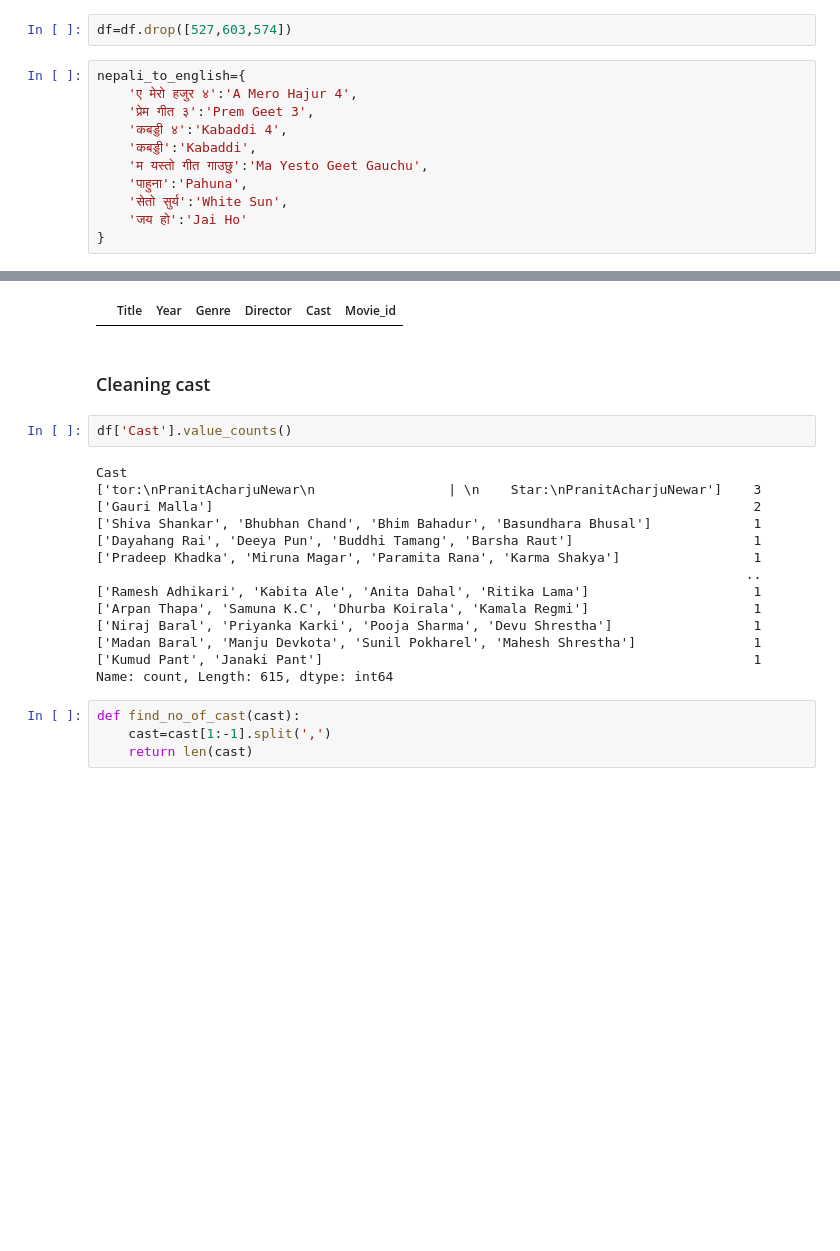
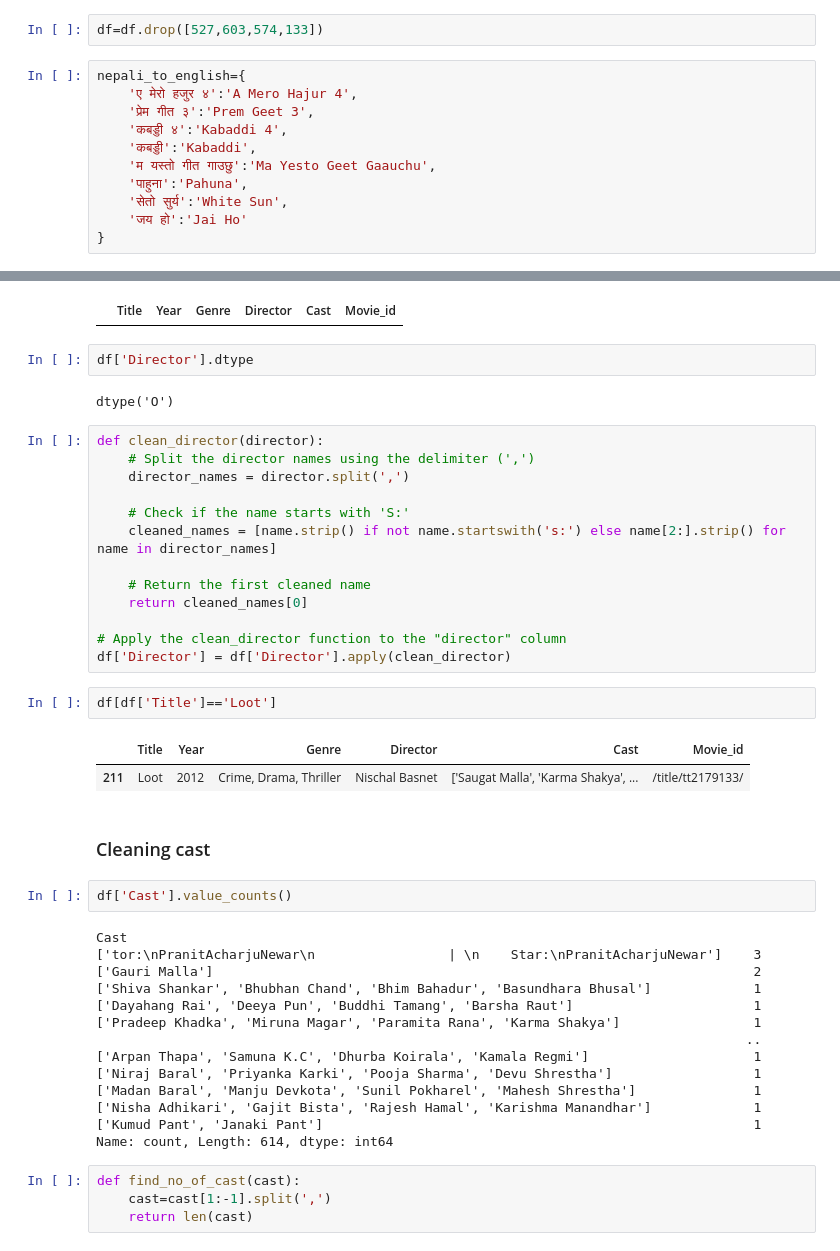
Before and after one commit to Suneel5/Nepali-movie-recomendation-system, a Jupyter notebook: data-cleaning.ipynb, the cells around one changed output, grey strips where cells are left out. Cells and saved outputs as stored; diff of their text form; blank space fills up the shorter version.

```diff
--- a/data-cleaning.ipynb
+++ b/data-cleaning.ipynb
@@ -130,14 +130,14 @@ df[df['Title'].isin(movies_more_than_once)]
 | 603 | Aincho Paincho | 2023 | Drama | Krisha Chaulagain\n | | ['Mukun Bhusal', 'Ramesh Budathok... | /title/tt28549224/ |
 | 610 | Aincho Paincho | 2023 | Drama | Krisha Chaulagain\n | | ['Mukun Bhusal', 'Ramesh Budathok... | /title/tt28549232/ |
 # %%
-df=df.drop([527,603,574])
+df=df.drop([527,603,574,133])
 # %%
 nepali_to_english={
     'ए मेरो हजुर ४':'A Mero Hajur 4',
     'प्रेम गीत ३':'Prem Geet 3',
     'कबड्डी ४':'Kabaddi 4',
     'कबड्डी':'Kabaddi',
-    'म यस्तो गीत गाउछु':'Ma Yesto Geet Gauchu',
+    'म यस्तो गीत गाउछु':'Ma Yesto Geet Gaauchu',
     'पाहुना':'Pahuna',
     'सेतो सुर्य':'White Sun',
     'जय हो':'Jai Ho'
@@ -201,6 +201,28 @@ df=df[~df['Director'].isnull()]
 df[df['Director'].isnull()]
 # %% [output]
 |  | Title | Year | Genre | Director | Cast | Movie_id |
+# %%
+df['Director'].dtype
+# %% [output]
+dtype('O')
+# %%
+def clean_director(director):
+    # Split the director names using the delimiter (',')
+    director_names = director.split(',')
+
+    # Check if the name starts with 'S:'
+    cleaned_names = [name.strip() if not name.startswith('s:') else name[2:].strip() for name in director_names]
+
+    # Return the first cleaned name
+    return cleaned_names[0]
+
+# Apply the clean_director function to the "director" column
+df['Director'] = df['Director'].apply(clean_director)
+# %%
+df[df['Title']=='Loot']
+# %% [output]
+|  | Title | Year | Genre | Director | Cast | Movie_id |
+| 211 | Loot | 2012 | Crime, Drama, Thriller | Nischal Basnet | ['Saugat Malla', 'Karma Shakya', ... | /title/tt2179133/ |
 # %% [markdown]
 ### Cleaning cast
 # %%
@@ -213,12 +235,12 @@ Cast
 ['Dayahang Rai', 'Deeya Pun', 'Buddhi Tamang', 'Barsha Raut']                       1
 ['Pradeep Khadka', 'Miruna Magar', 'Paramita Rana', 'Karma Shakya']                 1
                                                                                    ..
-['Ramesh Adhikari', 'Kabita Ale', 'Anita Dahal', 'Ritika Lama']                     1
 ['Arpan Thapa', 'Samuna K.C', 'Dhurba Koirala', 'Kamala Regmi']                     1
 ['Niraj Baral', 'Priyanka Karki', 'Pooja Sharma', 'Devu Shrestha']                  1
 ['Madan Baral', 'Manju Devkota', 'Sunil Pokharel', 'Mahesh Shrestha']               1
+['Nisha Adhikari', 'Gajit Bista', 'Rajesh Hamal', 'Karishma Manandhar']             1
 ['Kumud Pant', 'Janaki Pant']                                                       1
-Name: count, Length: 615, dtype: int64
+Name: count, Length: 614, dtype: int64
 # %%
 def find_no_of_cast(cast):
     cast=cast[1:-1].split(',')
```
Also changed, not shown: parts of 4 cells of this notebook, 7 other files.
